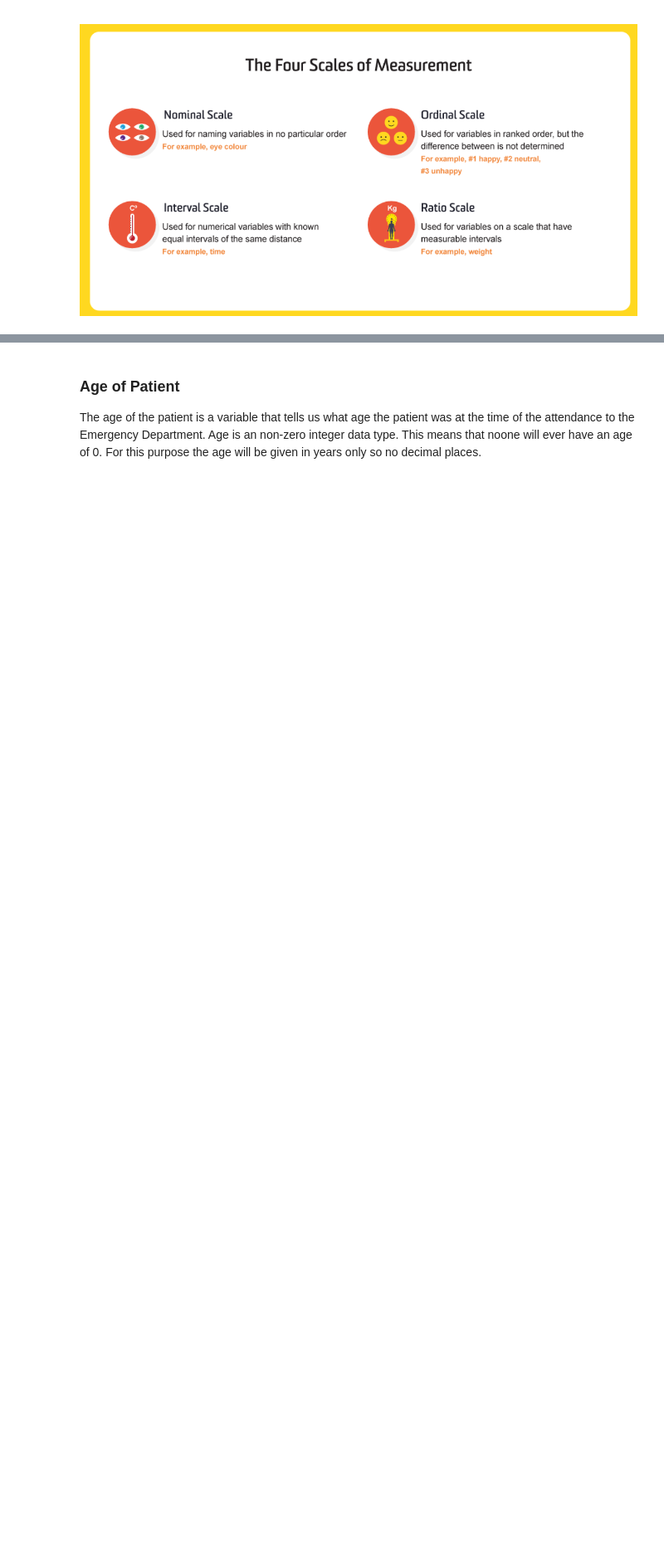
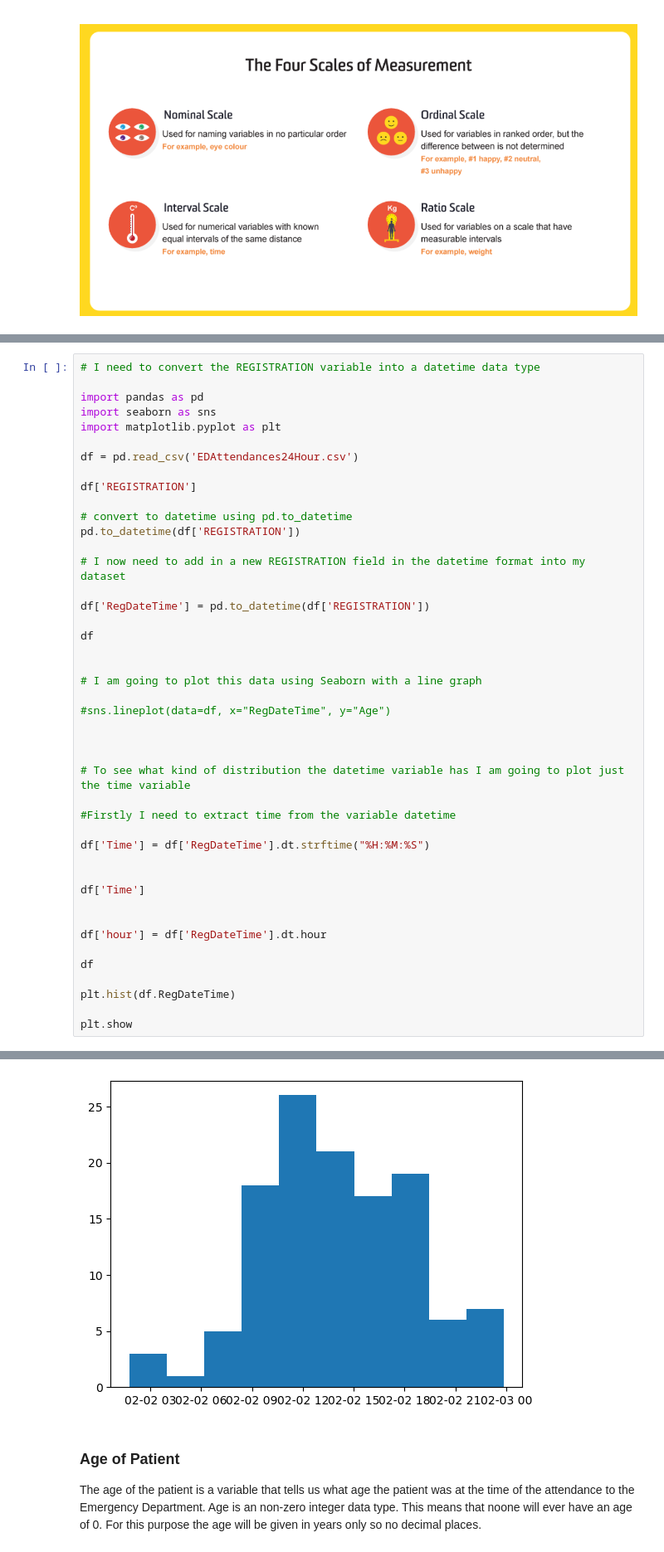
Before and after one commit to AudeAllen/PDA_Assignment, a Jupyter notebook: PDA_Assignment.ipynb, the cells around one changed output, grey strips where cells are left out. Shown at 83% size. Cells and saved outputs as stored; diff of their text form; blank space fills up the shorter version.

Commit message:
Plotting histogram for Time Series

```diff
--- a/PDA_Assignment.ipynb
+++ b/PDA_Assignment.ipynb
@@ -172,2 +116,47 @@ RegDateTime is
 
 Plot this data
+# %%
+# I need to convert the REGISTRATION variable into a datetime data type
+
+import pandas as pd
+import seaborn as sns
+import matplotlib.pyplot as plt
+
+df = pd.read_csv('EDAttendances24Hour.csv')
+
+df['REGISTRATION']
+
+# convert to datetime using pd.to_datetime
+pd.to_datetime(df['REGISTRATION'])
+
+# I now need to add in a new REGISTRATION field in the datetime format into my dataset
+
+df['RegDateTime'] = pd.to_datetime(df['REGISTRATION'])
+
+df
+
+
+# I am going to plot this data using Seaborn with a line graph
+
+#sns.lineplot(data=df, x="RegDateTime", y="Age")
+
+
+
+# To see what kind of distribution the datetime variable has I am going to plot just the time variable
+
+#Firstly I need to extract time from the variable datetime
+
+df['Time'] = df['RegDateTime'].dt.strftime("%H:%M:%S")
+
+
+df['Time']
+
+
+df['hour'] = df['RegDateTime'].dt.hour
+
+df
+
+plt.hist(df.RegDateTime)
+
+plt.show
+# %% [output]
@@ -174,3 +164,4 @@ Plot this data
+[figure, added]
 # %% [markdown]
 ### Age of Patient
 
```
Also changed, not shown: parts of 5 cells of this notebook, 1 other file.
